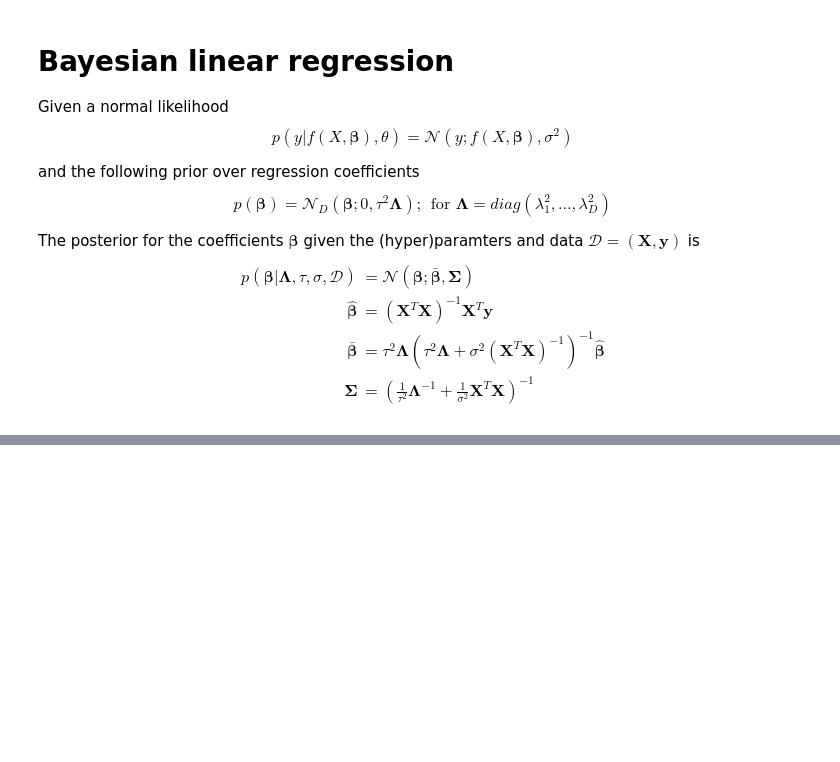
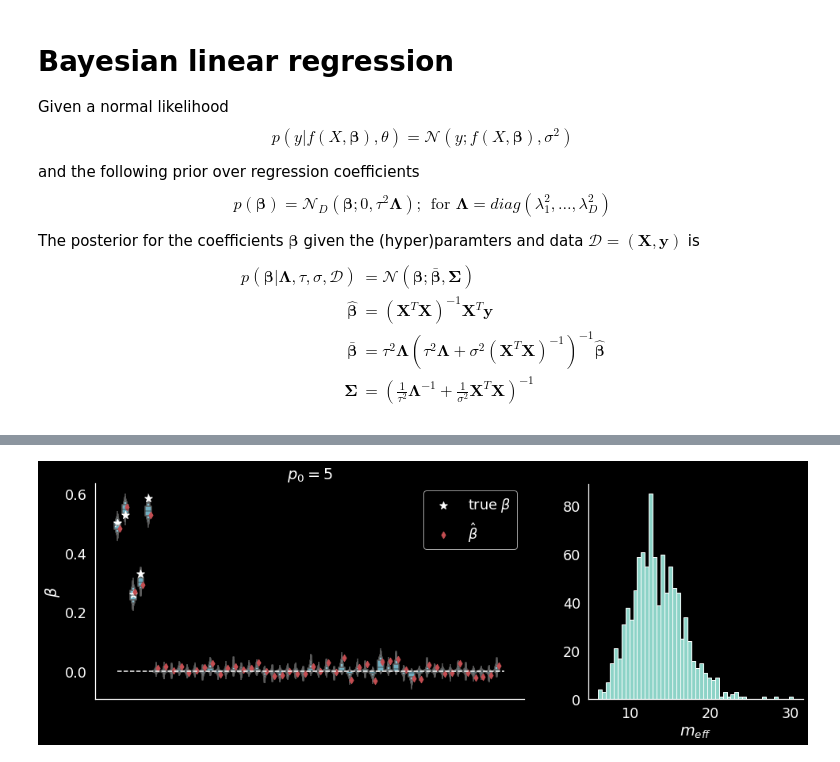
Before and after one commit to dimarkov/pybefit, a Jupyter notebook: examples/sparse_regression/sparse_regression.ipynb, the cells around one changed output, grey strips where cells are left out. Saved outputs shown, nothing was run; the diff lists cells and outputs as text; code cells hidden in the pictures; blank space fills up the shorter version.

```diff
--- a/examples/sparse_regression/sparse_regression.ipynb
+++ b/examples/sparse_regression/sparse_regression.ipynb
@@ -73,7 +73,7 @@ def get_data(X, S=2, sigma=1., pairwise=False, logistic=False):
     np.random.seed(101)
 
     # generate S coefficients with non-negligible magnitude
-    W = 0.15 + 0.85 * np.random.rand(S)
+    W = 1.0 + 2.0 * np.random.rand(S)
     if pairwise:
         # generate data using the S coefficients and a single pairwise interaction
         f = np.sum(X[:, 0:S] * W, axis=-1) + X[:, 0] * X[:, 1]
@@ -1257,0 +321,7 @@ class BayesLinRegress(object):
+# %%
+kappa = np.arange(0.01, 1, 0.01)
+plt.plot(kappa, 1/(np.sqrt(kappa)*np.sqrt(1 - kappa)))
+plt.ylabel(r'$p(\kappa_d)$');
+plt.xlabel(r'$\kappa_d$');
+plt.title(r'$\tau \sigma^{-1} \sqrt{N} s_d = 1$');
+# plt.savefig('horseshoe.png', transparent=True, bbox_inches='tight', dpi=300)
@@ -1257,0 +360,30 @@ class BayesLinRegress(object):
+# %%
+def m_eff(D, N, p0, s_sqr, sigma, tau, lam):
+    kappa = 1/(1 + N * jnp.expand_dims(tau, -1)**2 * lam**2 * s_sqr / jnp.expand_dims(sigma, -1) ** 2)
+    return jnp.sum( 1 - kappa, -1)
+
+rng_key = random.PRNGKey(101)
+fig, axes = plt.subplots(1, 2, figsize=(16, 5), gridspec_kw={'width_ratios': [2, 1], 'wspace': 0.2})
+p0 = 5
+rng_key, _rng_key = random.split(rng_key)
+BLR = BayesRegression(rng_key, jnp.array(X), fixed_lam=False, p0=p0)
+samples = BLR.fit(jnp.array(Y1), summary=False, num_chains=num_chains)
+
+sns.boxenplot(data=np.array(samples['beta']), color='c', ax=axes[0], showfliers=False)
+axes[0].scatter(np.arange(S), expected_thetas1, color='w', marker='*', s=100, label=r'true $\beta$')
+axes[0].scatter(np.arange(D) + .25, hat_beta, color='r', marker='d', label=r'$\hat{\beta}$')
+
+axes[0].hlines(0, 0, D, 'w', ls='--')
+axes[0].set_ylabel(r'$\beta$')
+axes[0].set_title(r'$p_0={}$'.format(p0))
+axes[0].set_xticks([])
+axes[0].legend(loc="upper right")
+
+m_e = m_eff(D, N, p0, np.var(X, 0, ddof=1), samples['sigma'], samples['tau'], samples['lam'])
+axes[1].hist(np.array(m_e), bins=50)
+axes[1].set_xlabel(r'$m_{eff}$')
+
+sns.despine()
+# fig.savefig('full_model.png', transparent=True, bbox_inches='tight', dpi=300)
+# %% [output]
+[figure, added]
```
Also changed, not shown: parts of 65 cells of this notebook.
